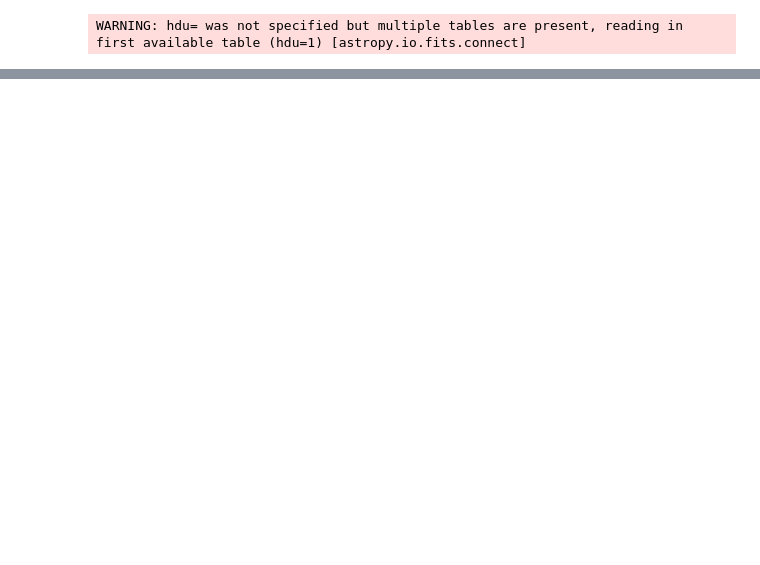
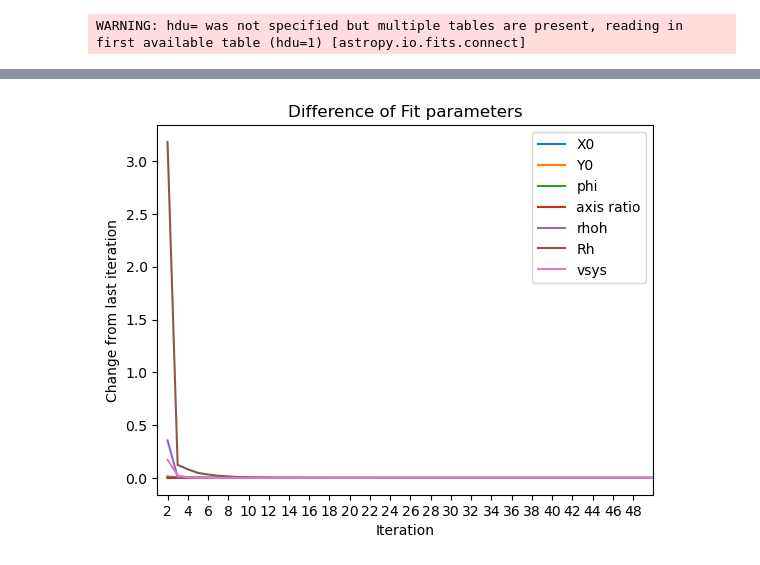
Before and after one commit to athenacat/RotationCurve, a Jupyter notebook: 2D_RC/combo_iteration_test.ipynb, the cells around one changed output, grey strips where cells are left out. Cells and saved outputs as stored; diff of their text form; code cells hidden in the pictures; blank space fills up the shorter version.

```diff
--- a/2D_RC/combo_iteration_test.ipynb
+++ b/2D_RC/combo_iteration_test.ipynb
@@ -315,3 +40,0 @@ Bur_param = fit_mass_curve(mass_data_table_bur,gal_ID,'bulge')
-# %%
-fit = combination_fit(sMass_density, sMass_density_err, maps['r_band'], maps['vmasked'], maps['ivarmasked'], map_mask,\
-                     [-1.2600583586436023,3.8721484883084716,0.50957016,0.6995803930848118,36,37,13.920531294365876],z,gal_ID,"Isothermal")
@@ -337,0 +116,18 @@ chi2(maps['vmasked'], maps['ivarmasked'], map_mask, shape, scale, [156000000,2.4
+# %%
+x0diff = []
+y0diff = []
+phidiff = []
+axis_ratiodiff = []
+rho_hdiff = []
+Rhdiff = []
+vsysdiff = []
+
+for i in range(51):
+    print(i)
+    x0diff.append(np.abs(x0[i+1]-x0[i]))
+    y0diff.append(np.abs(y0[i+1]-y0[i]))
+    phidiff.append(np.abs(phi[i+1]-phi[i]))
+    axis_ratiodiff.append(np.abs( axis_ratio[i+1]-axis_ratio[i]))
+    rho_hdiff.append(np.abs(rho_h[i+1]-rho_h[i]))
+    Rhdiff.append(np.abs(Rh[i+1]-Rh[i]))
+    vsysdiff.append(np.abs(vsys[i+1]-vsys[i]))
@@ -337,0 +153,20 @@ chi2(maps['vmasked'], maps['ivarmasked'], map_mask, shape, scale, [156000000,2.4
+# %%
+r = range(2,51)
+plt.plot(r,x0diff[1:50])
+plt.plot(r,y0diff[1:50])
+plt.plot(r,phidiff[1:50])
+plt.plot(r,axis_ratiodiff[1:50])
+plt.plot(r,rho_hdiff[1:50])
+plt.plot(r,Rhdiff[1:50])
+plt.plot(r,vsysdiff[1:50])
+plt.legend(['X0','Y0','phi','axis ratio', 'rhoh', 'Rh','vsys'])
+plt.xticks(np.arange(0, 50, step=2))
+plt.xlabel("Iteration")
+plt.ylabel("Change from last iteration")
+#plt.yscale('log')
+plt.title('Difference of Fit parameters')
+plt.xlim([1,50])
+#plt.ylim([0,5])
+plt.savefig('isodifferenceoffitparameters')
+# %% [output]
+[figure, added]
```
Also changed, not shown: parts of 36 cells of this notebook, 1 other file.
